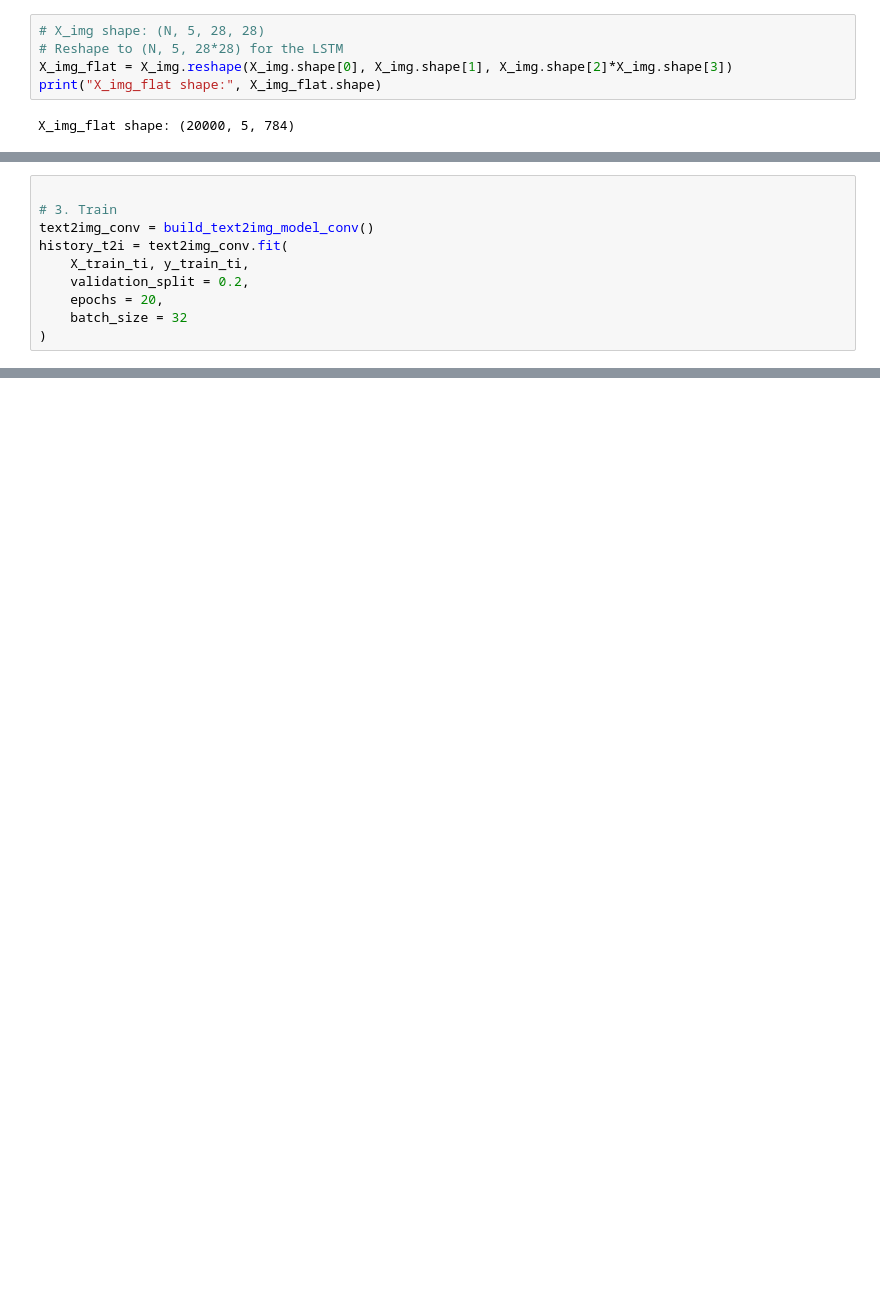
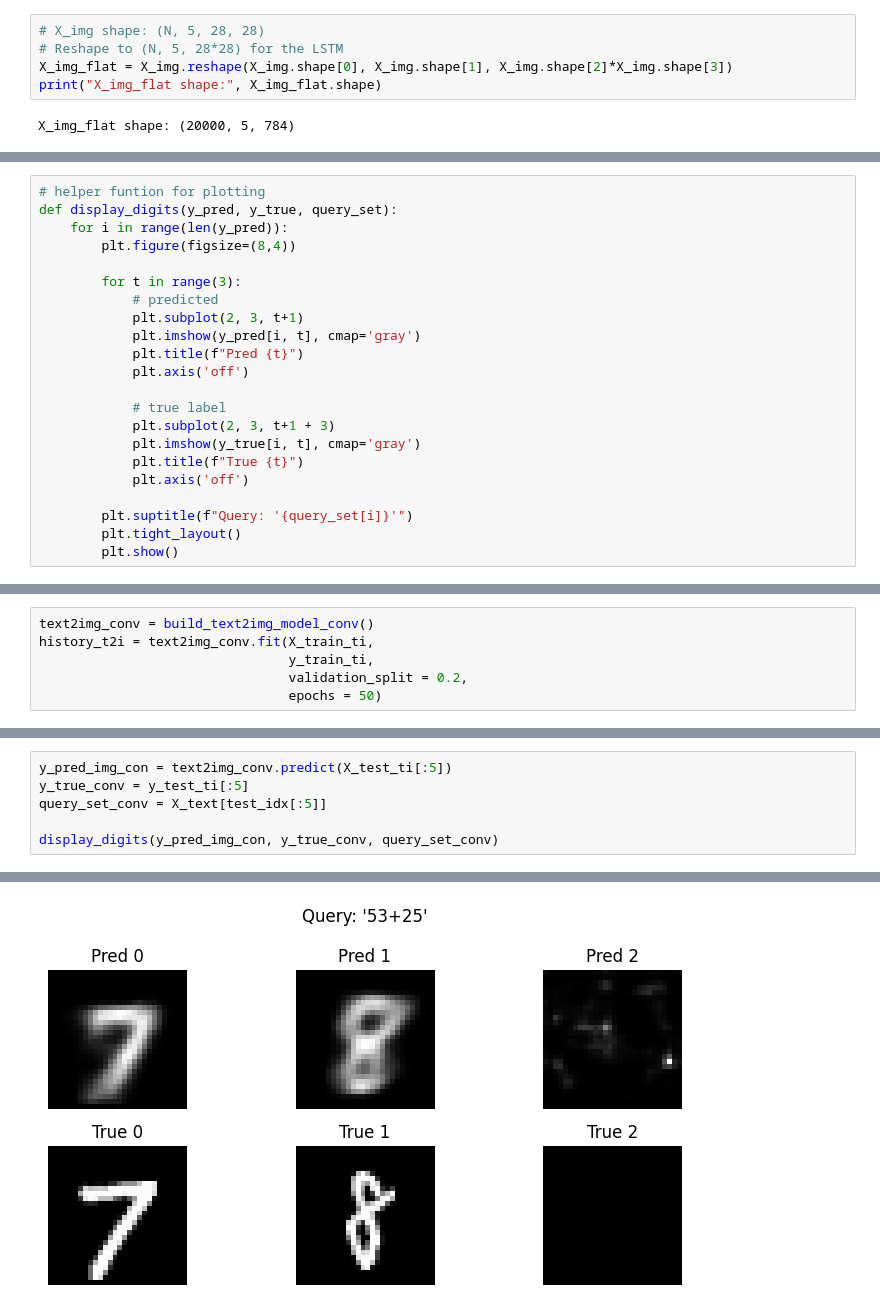
Before and after one commit to LewisBoulogne/IDL_assignment_2, a Jupyter notebook: A2_RNNs.ipynb, the cells around one changed output, grey strips where cells are left out. Drawn from its saved outputs; the diff is of its cells as text; blank space fills up the shorter version.

```diff
--- a/A2_RNNs.ipynb
+++ b/A2_RNNs.ipynb
@@ -1018,10 +641,0 @@ y_test_labels = y_text[test_idx]
-# %%
-
-# 3. Train
-text2img_conv = build_text2img_model_conv()
-history_t2i = text2img_conv.fit(
-    X_train_ti, y_train_ti,
-    validation_split = 0.2,
-    epochs = 20,
-    batch_size = 32
-)
@@ -1603,0 +651,22 @@ Epoch 20/20
+# %%
+# helper funtion for plotting
+def display_digits(y_pred, y_true, query_set):
+    for i in range(len(y_pred)):
+        plt.figure(figsize=(8,4))
+
+        for t in range(3):
+            # predicted
+            plt.subplot(2, 3, t+1)
+            plt.imshow(y_pred[i, t], cmap='gray')
+            plt.title(f"Pred {t}")
+            plt.axis('off')
+
+            # true label
+            plt.subplot(2, 3, t+1 + 3)
+            plt.imshow(y_true[i, t], cmap='gray')
+            plt.title(f"True {t}")
+            plt.axis('off')
+
+        plt.suptitle(f"Query: '{query_set[i]}'")
+        plt.tight_layout()
+        plt.show()
@@ -1603,0 +807,6 @@ Epoch 20/20
+# %%
+text2img_conv = build_text2img_model_conv()
+history_t2i = text2img_conv.fit(X_train_ti,
+                                y_train_ti,
+                                validation_split = 0.2,
+                                epochs = 50)
@@ -1603,0 +852,7 @@ Epoch 20/20
+# %%
+y_pred_img_con = text2img_conv.predict(X_test_ti[:5])
+y_true_conv = y_test_ti[:5]
+query_set_conv = X_text[test_idx[:5]]
+
+display_digits(y_pred_img_con, y_true_conv, query_set_conv)
+# %% [output]
@@ -1603,0 +860 @@ Epoch 20/20
+[figure, added]
```
Also changed, not shown: parts of 45 cells of this notebook.
